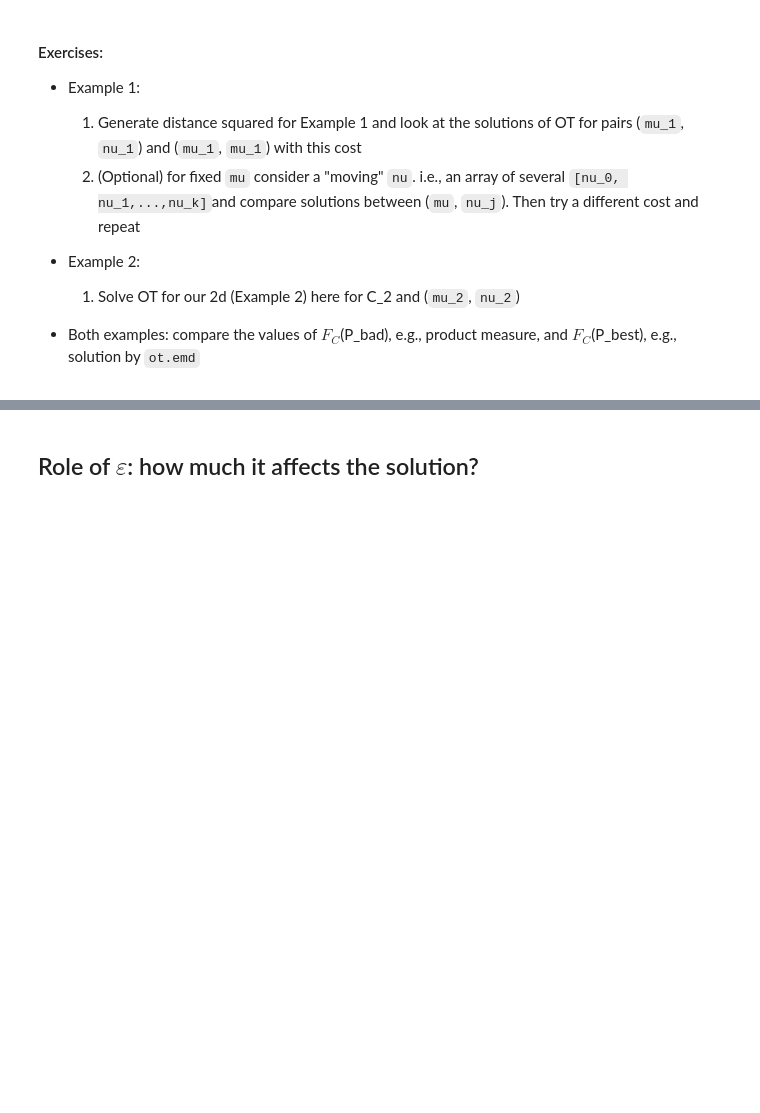
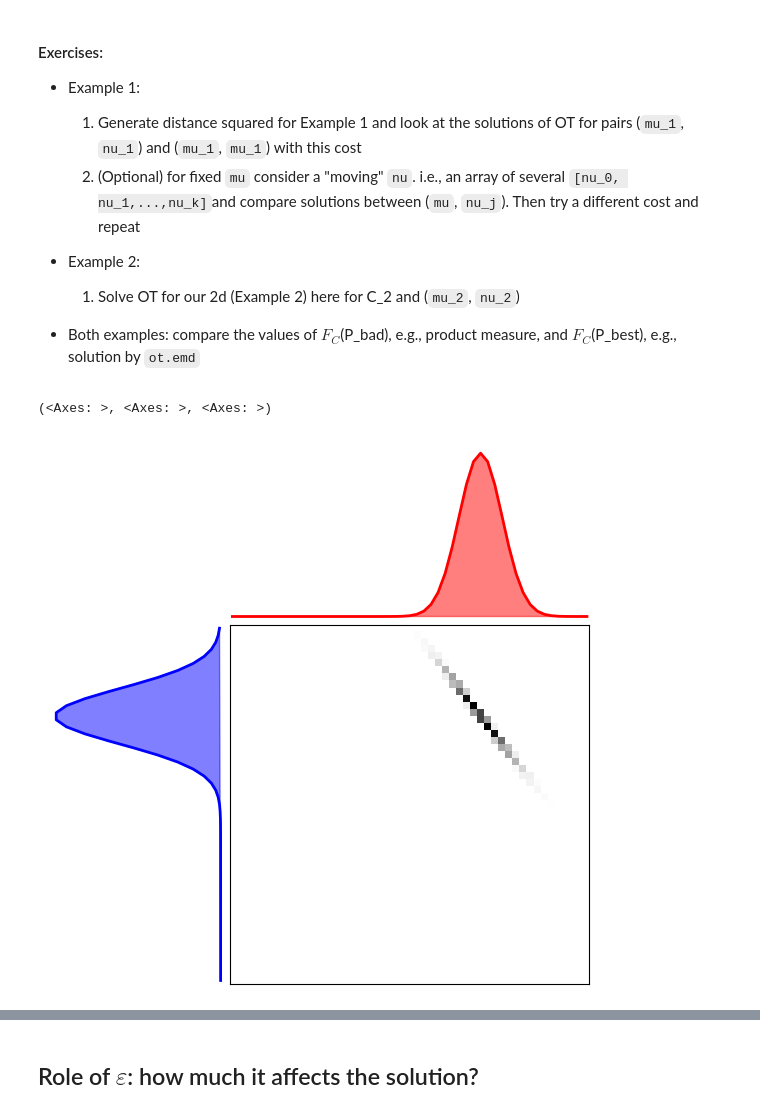
Before and after one commit to shelestvitru/OT-tutorials, a Jupyter notebook: Tutorial_1.ipynb, the cells around one changed output, grey strips where cells are left out. Saved outputs shown, nothing was run; the diff lists cells and outputs as text; code cells hidden in the pictures; blank space fills up the shorter version.

```diff
--- a/Tutorial_1.ipynb
+++ b/Tutorial_1.ipynb
@@ -216,0 +233,11 @@ ot.plot.plot1D_mat(mu_1, mu_1, P_1_best_same_marginals)
+# %%
+''' Example 1'''
+
+C_sqeuq = (X_1[:, None] - Y_1[None, :]) ** 2
+P_1_best_sqeuq = ot.emd(mu_1, nu_1, C_sqeuq)
+
+plt.figure(7, figsize=(7,7))
+ot.plot.plot1D_mat(mu_1, nu_1, P_1_best_sqeuq)
+# %% [output]
+(<Axes: >, <Axes: >, <Axes: >)
+[figure, added]
```
Also changed, not shown: parts of 26 cells of this notebook, 2 other files.
